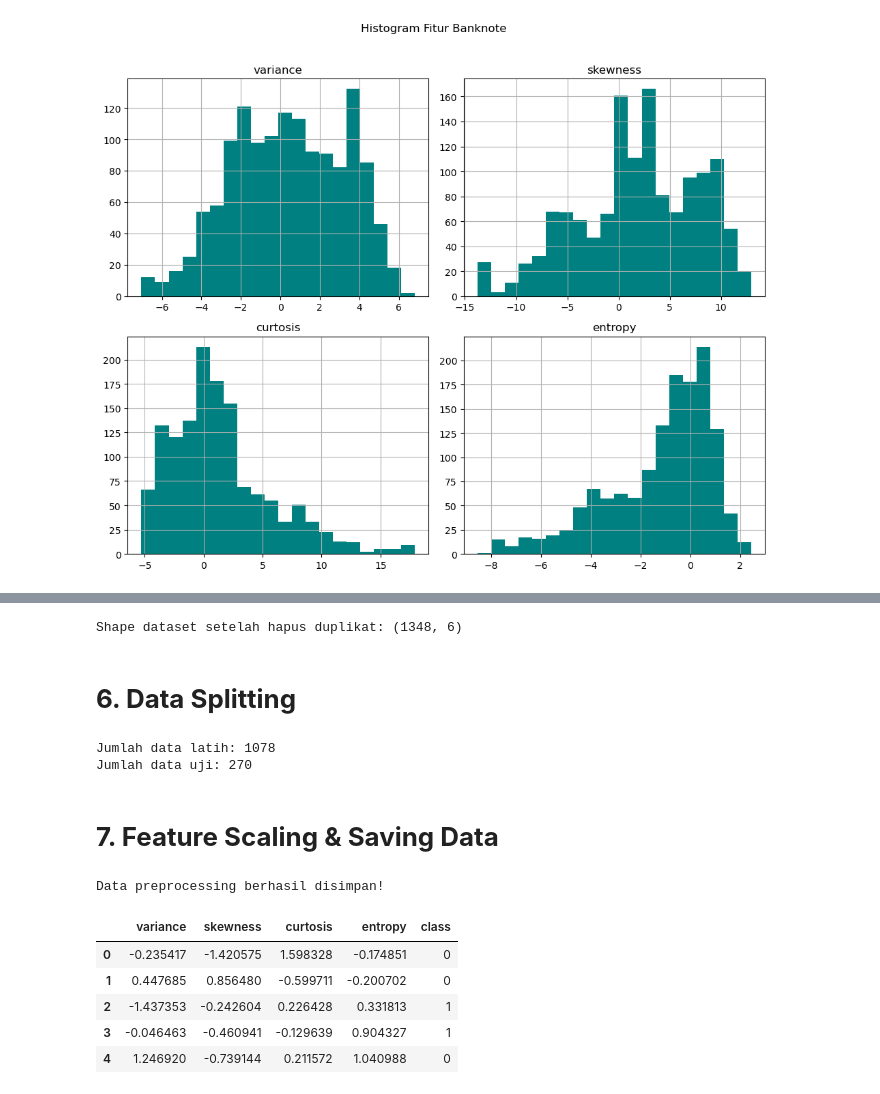
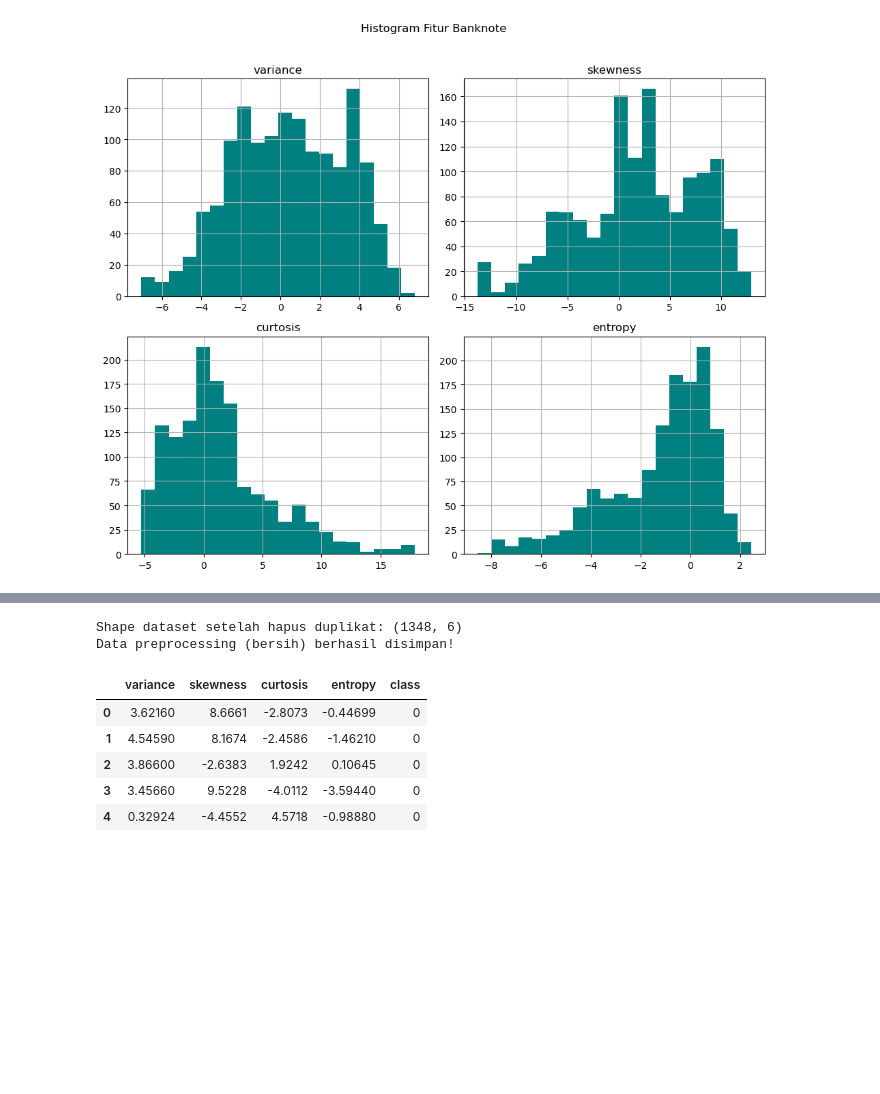
Before and after one commit to lovelyvoice/Eksperimen_SML_Mona, a Jupyter notebook: preprocessing/Eksperimen_Mona.ipynb, the cells around one changed output, grey strips where cells are left out. Drawn from its saved outputs; the diff is of its cells as text; code cells hidden in the pictures; blank space fills up the shorter version.

Commit message:
fix: add preprocessed dataset and update notebook and script

```diff
--- a/preprocessing/Eksperimen_Mona.ipynb
+++ b/preprocessing/Eksperimen_Mona.ipynb
@@ -156,46 +153,23 @@ plt.show()
-# %%
-# Menghapus duplikasi
-df = df.drop_duplicates()
-print(f'Shape dataset setelah hapus duplikat: {df.shape}')
-# %% [output]
-Shape dataset setelah hapus duplikat: (1348, 6)
-# %% [markdown]
-# **6. Data Splitting**
-# %%
-X = df[features]
-y = df['class']
-
-X_train, X_test, y_train, y_test = train_test_split(X, y, test_size=0.2, random_state=42, stratify=y)
-print(f'Jumlah data latih: {X_train.shape[0]}')
-print(f'Jumlah data uji: {X_test.shape[0]}')
-# %% [output]
-Jumlah data latih: 1078
-Jumlah data uji: 270
-# %% [markdown]
-# **7. Feature Scaling & Saving Data**
-# %%
-scaler = StandardScaler()
-X_train_scaled = scaler.fit_transform(X_train)
-X_test_scaled = scaler.transform(X_test)
-
-train_df = pd.DataFrame(X_train_scaled, columns=features)
-train_df['class'] = y_train.values
-
-test_df = pd.DataFrame(X_test_scaled, columns=features)
-test_df['class'] = y_test.values
-
-# Simpan hasil preprocessing
-os.makedirs('preprocessing/banknote_preprocessing', exist_ok=True)
-train_df.to_csv('preprocessing/banknote_preprocessing/banknote_train.csv', index=False)
-test_df.to_csv('preprocessing/banknote_preprocessing/banknote_test.csv', index=False)
-
-print('Data preprocessing berhasil disimpan!')
-train_df.head()
-# %% [output]
-Data preprocessing berhasil disimpan!
-|  | variance | skewness | curtosis | entropy | class |
-| 0 | -0.235417 | -1.420575 | 1.598328 | -0.174851 | 0 |
-| 1 | 0.447685 | 0.856480 | -0.599711 | -0.200702 | 0 |
-| 2 | -1.437353 | -0.242604 | 0.226428 | 0.331813 | 1 |
-| 3 | -0.046463 | -0.460941 | -0.129639 | 0.904327 | 1 |
-| 4 | 1.246920 | -0.739144 | 0.211572 | 1.040988 | 0 |
+# %%
+# Menghapus duplikasi
+df = df.drop_duplicates()
+print(f'Shape dataset setelah hapus duplikat: {df.shape}')
+
+# Menghapus kolom class_name karena tidak diperlukan untuk modelling
+df = df.drop(columns=['class_name'])
+
+# Simpan hasil preprocessing secara utuh (tanpa split)
+os.makedirs('preprocessing/banknote_preprocessing', exist_ok=True)
+df.to_csv('preprocessing/banknote_preprocessing/banknote_preprocessed.csv', index=False)
+
+print('Data preprocessing (bersih) berhasil disimpan!')
+df.head()
+# %% [output]
+Shape dataset setelah hapus duplikat: (1348, 6)
+Data preprocessing (bersih) berhasil disimpan!
+|  | variance | skewness | curtosis | entropy | class |
+| 0 | 3.62160 | 8.6661 | -2.8073 | -0.44699 | 0 |
+| 1 | 4.54590 | 8.1674 | -2.4586 | -1.46210 | 0 |
+| 2 | 3.86600 | -2.6383 | 1.9242 | 0.10645 | 0 |
+| 3 | 3.45660 | 9.5228 | -4.0112 | -3.59440 | 0 |
+| 4 | 0.32924 | -4.4552 | 4.5718 | -0.98880 | 0 |
```
Also changed, not shown: parts of 2 cells of this notebook, 2 other files.
